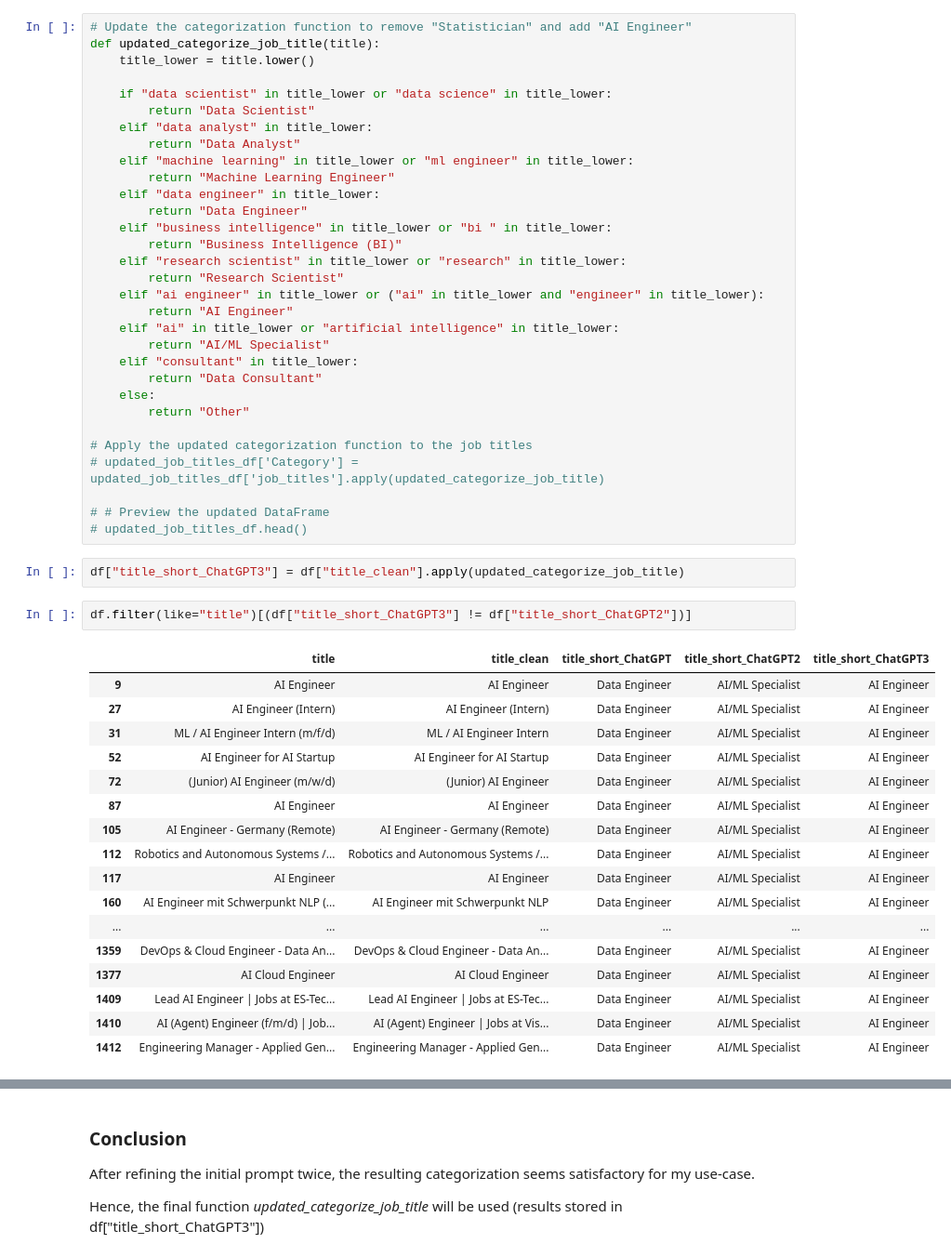
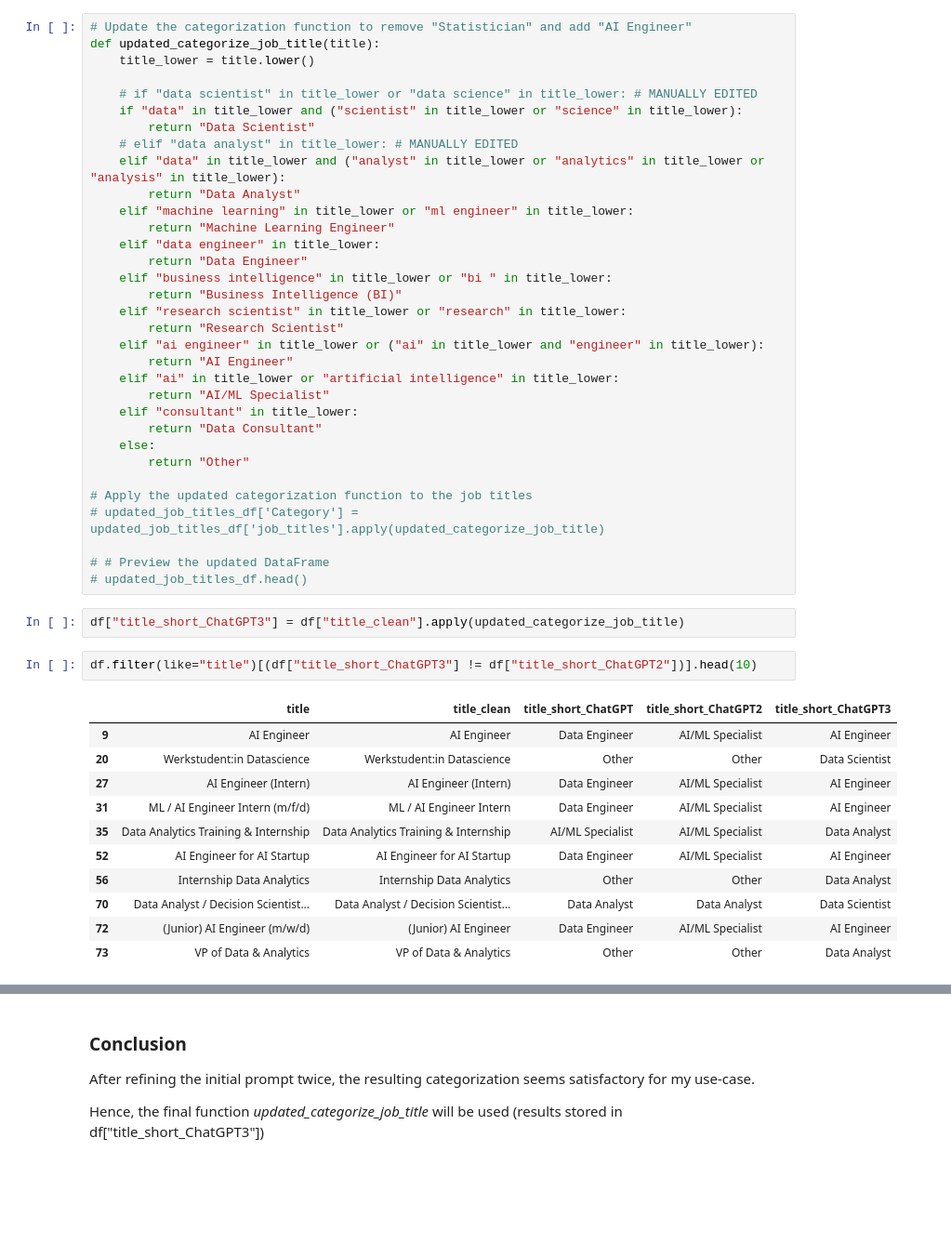
Before and after one commit to nick-peter-marcus/job-market-dashboard, a Jupyter notebook: data/data_cleaning/data_cleaning.ipynb, the cells around one changed output, grey strips where cells are left out. Shown at 93% size. Cells and saved outputs as stored; diff of their text form; blank space fills up the shorter version.

Commit message:
Edit/shorten outputs of data_cleaning.ipynb

```diff
--- a/data/data_cleaning/data_cleaning.ipynb
+++ b/data/data_cleaning/data_cleaning.ipynb
@@ -1670,9 +1560,11 @@ The updated categories are now applied to the job titles. I’ll save this refin
 def updated_categorize_job_title(title):
     title_lower = title.lower()
 
-    if "data scientist" in title_lower or "data science" in title_lower:
+    # if "data scientist" in title_lower or "data science" in title_lower: # MANUALLY EDITED
+    if "data" in title_lower and ("scientist" in title_lower or "science" in title_lower):
         return "Data Scientist"
-    elif "data analyst" in title_lower:
+    # elif "data analyst" in title_lower: # MANUALLY EDITED
+    elif "data" in title_lower and ("analyst" in title_lower or "analytics" in title_lower or "analysis" in title_lower):
         return "Data Analyst"
     elif "machine learning" in title_lower or "ml engineer" in title_lower:
         return "Machine Learning Engineer"
@@ -1699,25 +1591,19 @@ def updated_categorize_job_title(title):
 # %%
 df["title_short_ChatGPT3"] = df["title_clean"].apply(updated_categorize_job_title)
 # %%
-df.filter(like="title")[(df["title_short_ChatGPT3"] != df["title_short_ChatGPT2"])]
+df.filter(like="title")[(df["title_short_ChatGPT3"] != df["title_short_ChatGPT2"])].head(10)
 # %% [output]
 |  | title | title_clean | title_short_ChatGPT | title_short_ChatGPT2 | title_short_ChatGPT3 |
 | 9 | AI Engineer | AI Engineer | Data Engineer | AI/ML Specialist | AI Engineer |
+| 20 | Werkstudent:in Datascience | Werkstudent:in Datascience | Other | Other | Data Scientist |
 | 27 | AI Engineer (Intern) | AI Engineer (Intern) | Data Engineer | AI/ML Specialist | AI Engineer |
 | 31 | ML / AI Engineer Intern (m/f/d) | ML / AI Engineer Intern | Data Engineer | AI/ML Specialist | AI Engineer |
+| 35 | Data Analytics Training & Internship | Data Analytics Training & Internship | AI/ML Specialist | AI/ML Specialist | Data Analyst |
 | 52 | AI Engineer for AI Startup | AI Engineer for AI Startup | Data Engineer | AI/ML Specialist | AI Engineer |
+| 56 | Internship Data Analytics | Internship Data Analytics | Other | Other | Data Analyst |
+| 70 | Data Analyst / Decision Scientist... | Data Analyst / Decision Scientist... | Data Analyst | Data Analyst | Data Scientist |
 | 72 | (Junior) AI Engineer (m/w/d) | (Junior) AI Engineer | Data Engineer | AI/ML Specialist | AI Engineer |
-| 87 | AI Engineer | AI Engineer | Data Engineer | AI/ML Specialist | AI Engineer |
-| 105 | AI Engineer - Germany (Remote) | AI Engineer - Germany (Remote) | Data Engineer | AI/ML Specialist | AI Engineer |
-| 112 | Robotics and Autonomous Systems /... | Robotics and Autonomous Systems /... | Data Engineer | AI/ML Specialist | AI Engineer |
-| 117 | AI Engineer | AI Engineer | Data Engineer | AI/ML Specialist | AI Engineer |
-| 160 | AI Engineer mit Schwerpunkt NLP (... | AI Engineer mit Schwerpunkt NLP | Data Engineer | AI/ML Specialist | AI Engineer |
-| ... | ... | ... | ... | ... | ... |
-| 1359 | DevOps & Cloud Engineer - Data An... | DevOps & Cloud Engineer - Data An... | Data Engineer | AI/ML Specialist | AI Engineer |
-| 1377 | AI Cloud Engineer | AI Cloud Engineer | Data Engineer | AI/ML Specialist | AI Engineer |
-| 1409 | Lead AI Engineer | Jobs at ES-Tec... | Lead AI Engineer | Jobs at ES-Tec... | Data Engineer | AI/ML Specialist | AI Engineer |
-| 1410 | AI (Agent) Engineer (f/m/d) | Job... | AI (Agent) Engineer | Jobs at Vis... | Data Engineer | AI/ML Specialist | AI Engineer |
-| 1412 | Engineering Manager - Applied Gen... | Engineering Manager - Applied Gen... | Data Engineer | AI/ML Specialist | AI Engineer |
+| 73 | VP of Data & Analytics | VP of Data & Analytics | Other | Other | Data Analyst |
 # %%
 df["title_short_ChatGPT3"].value_counts()
 # %% [output]
```
Also changed, not shown: parts of 26 cells of this notebook, 3 other files.
